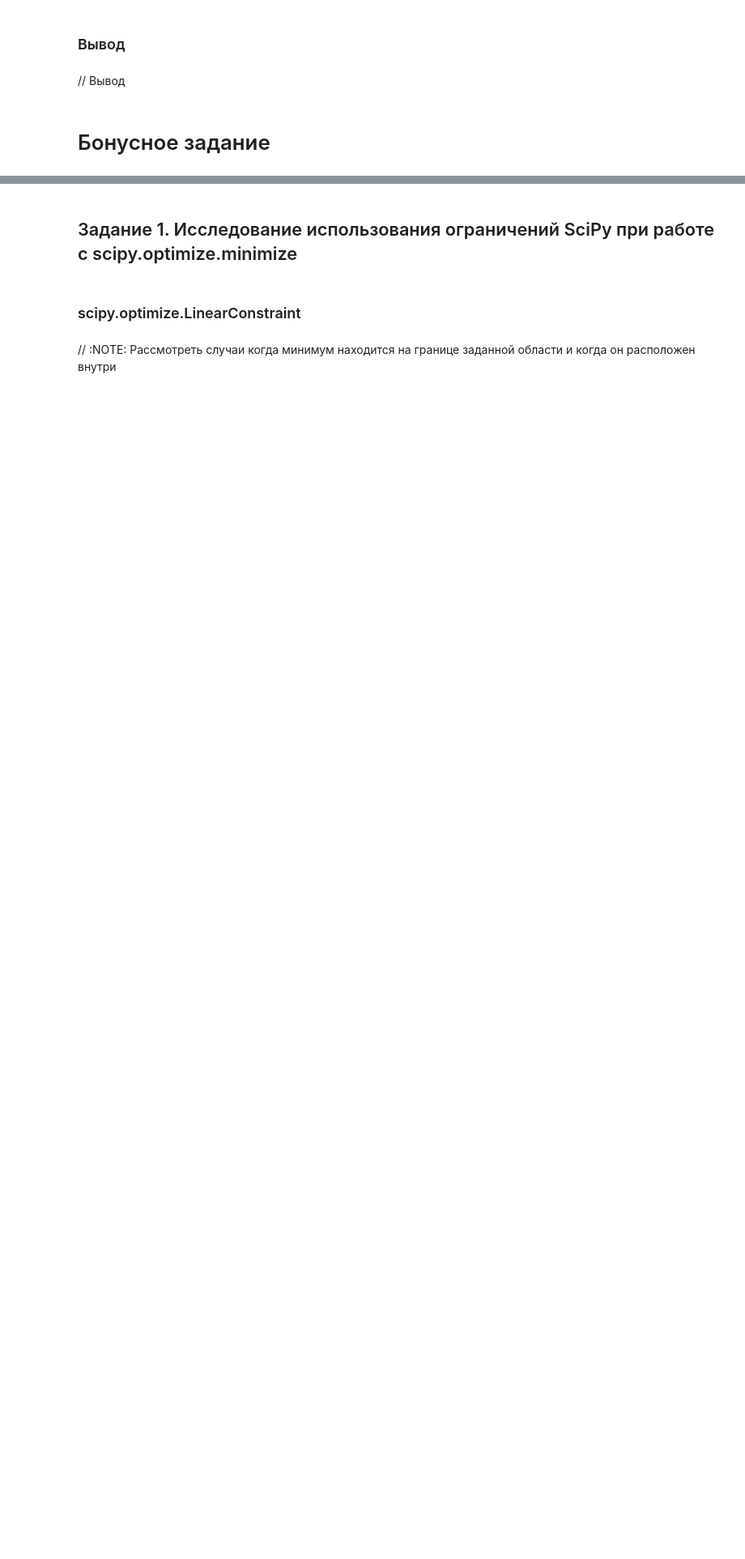
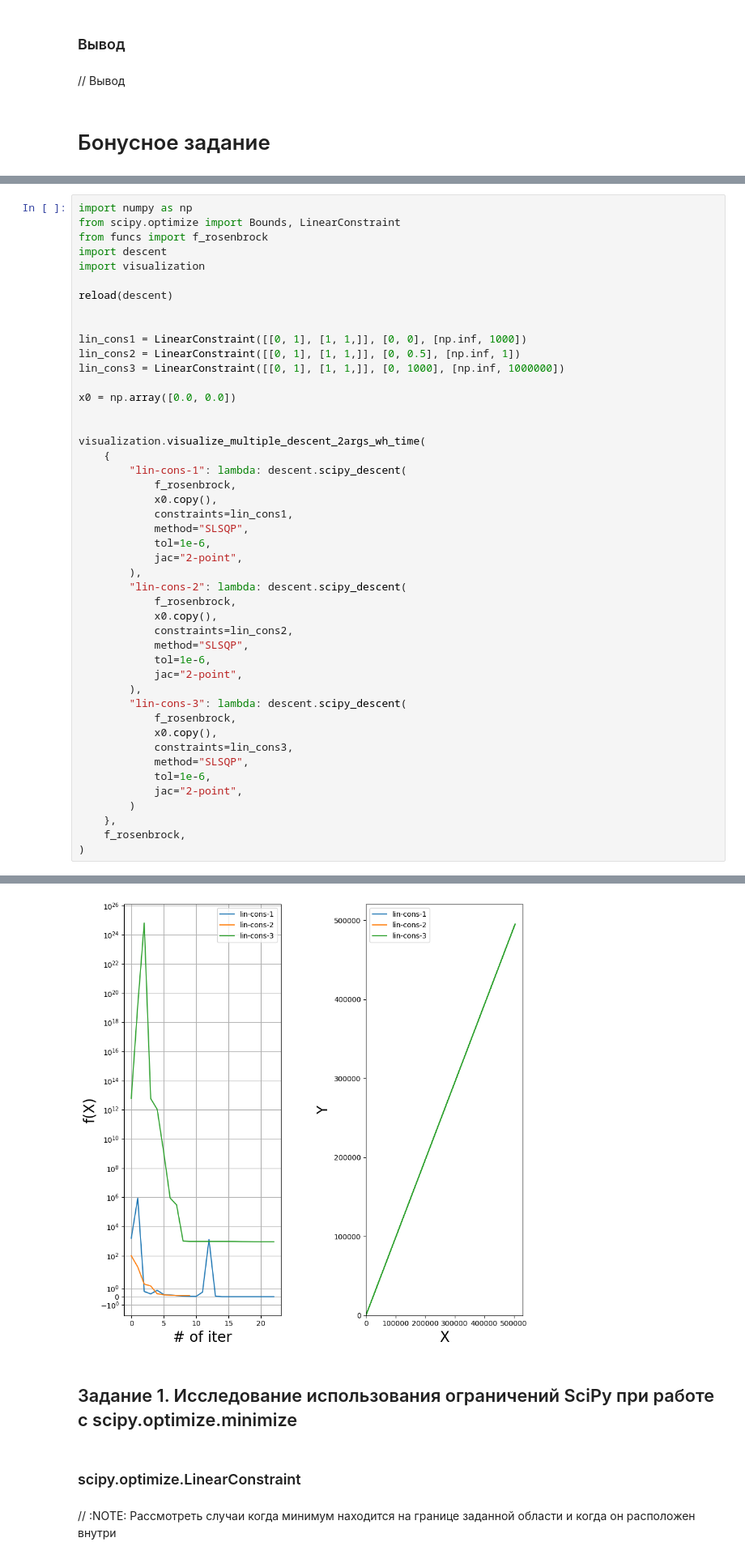
Before and after one commit to imorda/meth_lab4, a Jupyter notebook: paper.ipynb, the cells around one changed output, grey strips where cells are left out. Shown at 81% size. Cells and saved outputs as stored; diff of their text form; blank space fills up the shorter version.

```diff
--- a/paper.ipynb
+++ b/paper.ipynb
@@ -793,0 +846,47 @@ visualization.visualize_multiple_descent_2args_wh_time(
+# %%
+import numpy as np
+from scipy.optimize import Bounds, LinearConstraint
+from funcs import f_rosenbrock
+import descent
+import visualization
+
+reload(descent)
+
+
+lin_cons1 = LinearConstraint([[0, 1], [1, 1,]], [0, 0], [np.inf, 1000])
+lin_cons2 = LinearConstraint([[0, 1], [1, 1,]], [0, 0.5], [np.inf, 1])
+lin_cons3 = LinearConstraint([[0, 1], [1, 1,]], [0, 1000], [np.inf, 1000000])
+
+x0 = np.array([0.0, 0.0])
+
+
+visualization.visualize_multiple_descent_2args_wh_time(
+    {
+        "lin-cons-1": lambda: descent.scipy_descent(
+            f_rosenbrock,
+            x0.copy(),
+            constraints=lin_cons1,
+            method="SLSQP",
+            tol=1e-6,
+            jac="2-point",
+        ),
+        "lin-cons-2": lambda: descent.scipy_descent(
+            f_rosenbrock,
+            x0.copy(),
+            constraints=lin_cons2,
+            method="SLSQP",
+            tol=1e-6,
+            jac="2-point",
+        ),
+        "lin-cons-3": lambda: descent.scipy_descent(
+            f_rosenbrock,
+            x0.copy(),
+            constraints=lin_cons3,
+            method="SLSQP",
+            tol=1e-6,
+            jac="2-point",
+        )
+    },
+    f_rosenbrock,
+)
+# %% [output]
@@ -794,3 +897,4 @@ visualization.visualize_multiple_descent_2args_wh_time(
+[figure, added]
 # %% [markdown]
 ## Задание 1. Исследование использования ограничений SciPy при работе с scipy.optimize.minimize
 # %% [markdown]
```
Also changed, not shown: parts of 10 cells of this notebook.
